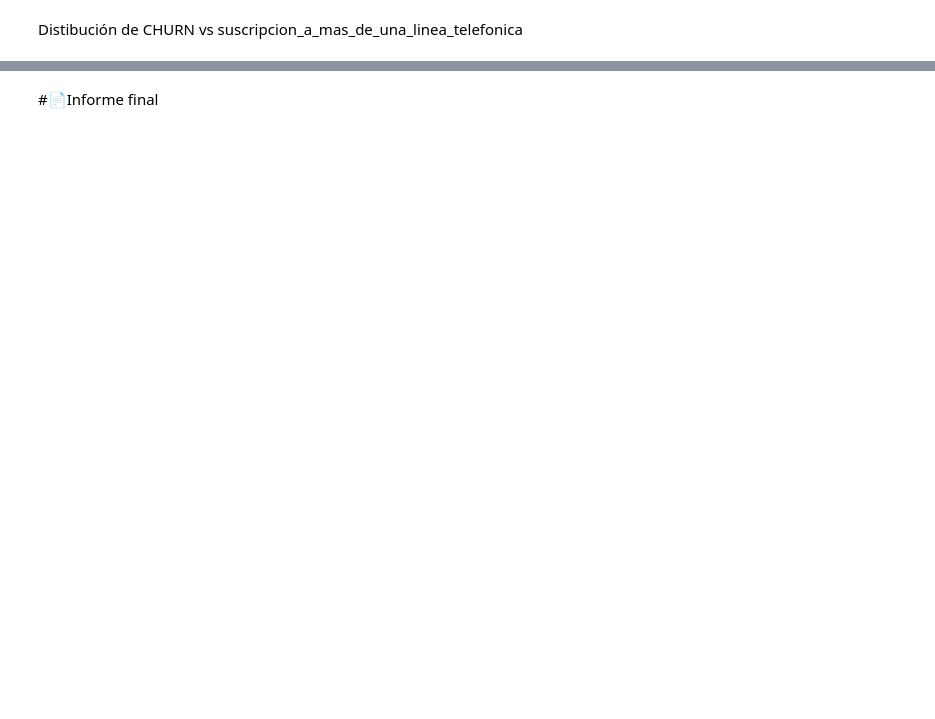
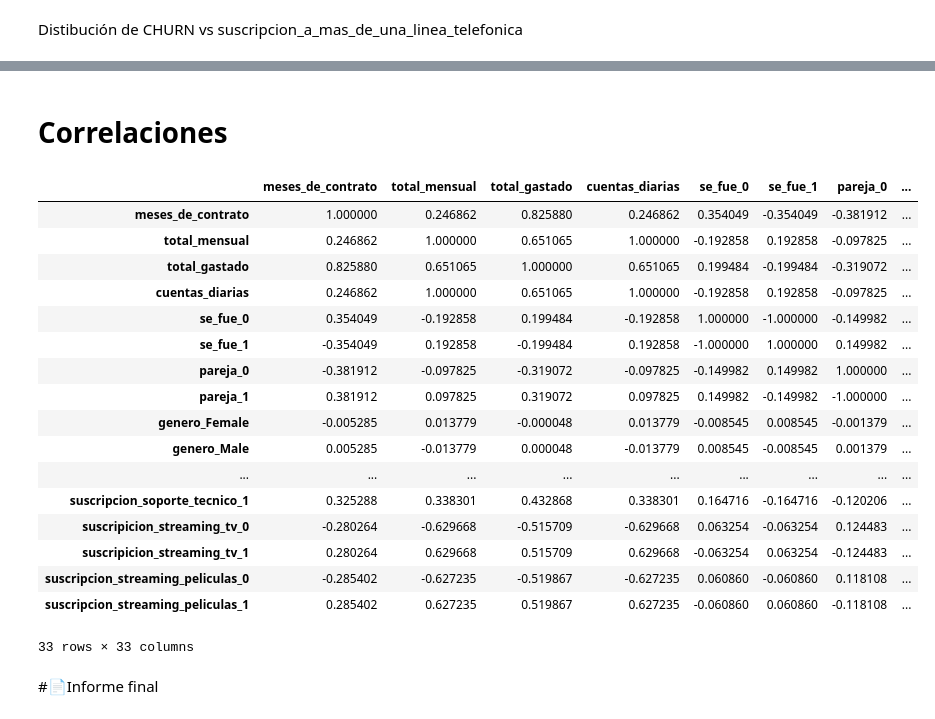
Before and after one commit to Aldo-CL/Challenge-Telecom-X-001, a Jupyter notebook: TelecomX_LATAM Aldo Gonzalez.ipynb, the cells around one changed output, grey strips where cells are left out. Drawn from its saved outputs; the diff is of its cells as text; code cells hidden in the pictures; blank space fills up the shorter version.

```diff
--- a/TelecomX_LATAM Aldo Gonzalez.ipynb
+++ b/TelecomX_LATAM Aldo Gonzalez.ipynb
@@ -1005,2 +1383,61 @@ fig.show()
+# %% [markdown]
+# Correlaciones
+# %%
+import pandas as pd
+
+# Copiamos el DF original para no modificarlo directamente
+df_corr = df.copy()
+
+# Columnas con Yes/No simples
+#yes_no_cols = [
+#    'se_fue', 'pareja', 'dependientes', 'suscripcion_telefonia', 'factura_online'
+#]
+#for col in yes_no_cols:
+#    df_corr[col] = df_corr[col].map({'Yes': 1, 'No': 0})
+#
+#df_corr['genero'] = df_corr['genero'].map({'Male': 1, 'Female': 0})
+
+#df_corr['mayor_de_65'] = df_corr['mayor_de_65'].map({'1': 1, '0': 0})
+
+# Columnas con Yes/No y 'No internet service' o 'No phone service'
+service_cols = [
+    'se_fue', 'pareja', 'genero','mayor_de_65','dependientes', 'suscripcion_telefonia', 'factura_online',
+    'suscripcion_a_mas_de_una_linea_telefonica',
+    'suscripcion_seguridad_en_linea',
+    'suscripcion_backup_en_linea',
+    'suscripcion_proteccion_de_dispositivos',
+    'suscripcion_soporte_tecnico',
+    'suscripicion_streaming_tv',
+    'suscripcion_streaming_peliculas'
+]
+#for col in service_cols:
+#    df_corr[col] = df_corr[col].map({'Yes': 1, 'No': 0, 'No internet service': 0, 'No phone service': 0})
+
+# Variables categóricas con varias categorías → one-hot encoding
+#multi_cat_cols = ['tipo_contrato', 'forma_de_pago', 'suscripcion_internet']
+df_corr = pd.get_dummies(df_corr, columns=service_cols, drop_first=False)
+
+# Calcular la matriz de correlación
+corr_matrix = df_corr.corr(numeric_only=True)
+corr_matrix
+# %% [output]
+|  | meses_de_contrato | total_mensual | total_gastado | cuentas_diarias | se_fue_0 | se_fue_1 | pareja_0 | ... |
+| meses_de_contrato | 1.000000 | 0.246862 | 0.825880 | 0.246862 | 0.354049 | -0.354049 | -0.381912 | ... |
+| total_mensual | 0.246862 | 1.000000 | 0.651065 | 1.000000 | -0.192858 | 0.192858 | -0.097825 | ... |
+| total_gastado | 0.825880 | 0.651065 | 1.000000 | 0.651065 | 0.199484 | -0.199484 | -0.319072 | ... |
+| cuentas_diarias | 0.246862 | 1.000000 | 0.651065 | 1.000000 | -0.192858 | 0.192858 | -0.097825 | ... |
+| se_fue_0 | 0.354049 | -0.192858 | 0.199484 | -0.192858 | 1.000000 | -1.000000 | -0.149982 | ... |
+| se_fue_1 | -0.354049 | 0.192858 | -0.199484 | 0.192858 | -1.000000 | 1.000000 | 0.149982 | ... |
+| pareja_0 | -0.381912 | -0.097825 | -0.319072 | -0.097825 | -0.149982 | 0.149982 | 1.000000 | ... |
+| pareja_1 | 0.381912 | 0.097825 | 0.319072 | 0.097825 | 0.149982 | -0.149982 | -1.000000 | ... |
+| genero_Female | -0.005285 | 0.013779 | -0.000048 | 0.013779 | -0.008545 | 0.008545 | -0.001379 | ... |
+| genero_Male | 0.005285 | -0.013779 | 0.000048 | -0.013779 | 0.008545 | -0.008545 | 0.001379 | ... |
+| ... | ... | ... | ... | ... | ... | ... | ... | ... |
+| suscripcion_soporte_tecnico_1 | 0.325288 | 0.338301 | 0.432868 | 0.338301 | 0.164716 | -0.164716 | -0.120206 | ... |
+| suscripicion_streaming_tv_0 | -0.280264 | -0.629668 | -0.515709 | -0.629668 | 0.063254 | -0.063254 | 0.124483 | ... |
+| suscripicion_streaming_tv_1 | 0.280264 | 0.629668 | 0.515709 | 0.629668 | -0.063254 | 0.063254 | -0.124483 | ... |
+| suscripcion_streaming_peliculas_0 | -0.285402 | -0.627235 | -0.519867 | -0.627235 | 0.060860 | -0.060860 | 0.118108 | ... |
+| suscripcion_streaming_peliculas_1 | 0.285402 | 0.627235 | 0.519867 | 0.627235 | -0.060860 | 0.060860 | -0.118108 | ... |
+33 rows × 33 columns
 # %% [markdown]
 #📄Informe final
```
Also changed, not shown: parts of 31 cells of this notebook.
